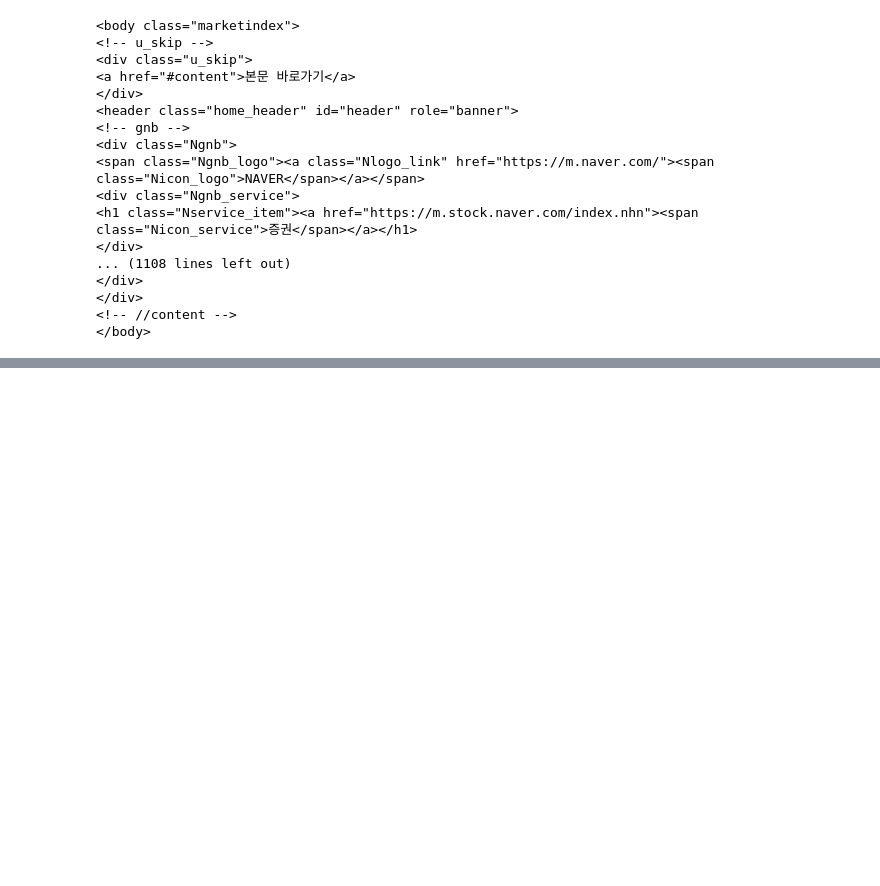
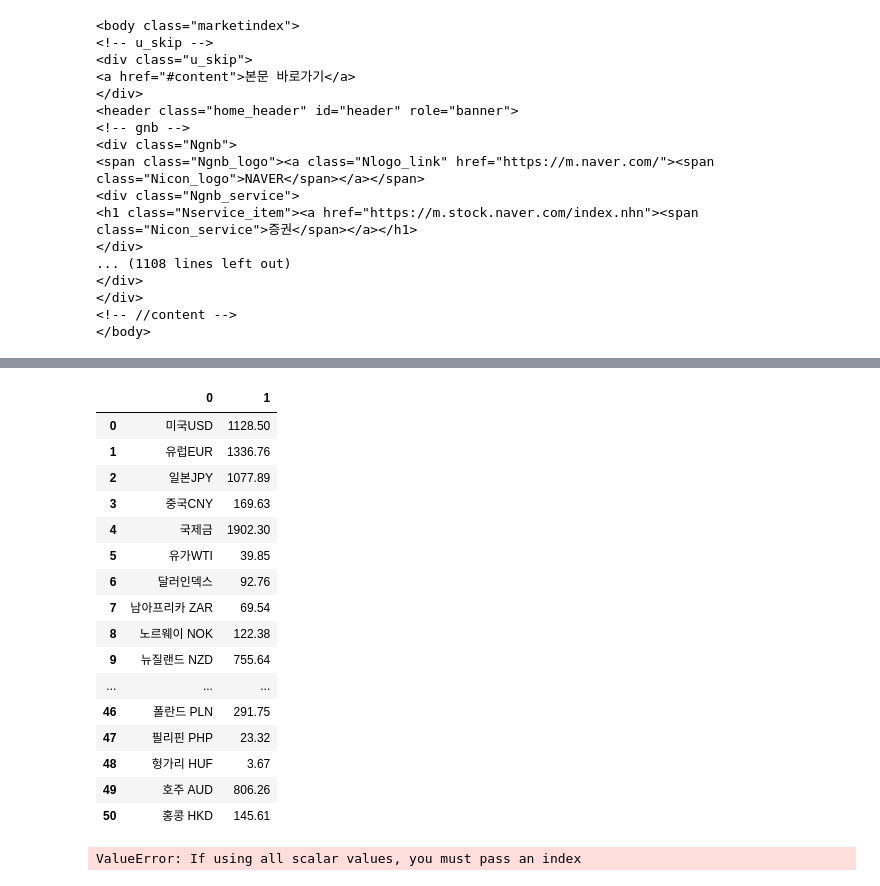
Before and after one commit to mingikim1998/offline, a Jupyter notebook: Internet Protocol.ipynb, the cells around one changed output, grey strips where cells are left out. Drawn from its saved outputs; the diff is of its cells as text; code cells hidden in the pictures; blank space fills up the shorter version.

```diff
--- a/Internet Protocol.ipynb
+++ b/Internet Protocol.ipynb
@@ -356,0 +548,5 @@ soup.findAll({'option'})
+# %%
+a = pd.Series(allCountries)
+b = pd.Series(currency)
+# %%
+b = currency.map(lambda x: float(x.text.replace(',', '')))
@@ -356,0 +575,2 @@ soup.findAll({'option'})
+# %%
+b = b.map(lambda x: float(x.text.replace(',','')))
@@ -356,0 +597,26 @@ soup.findAll({'option'})
+# %%
+a = a.map(lambda x: x.text)
+# %%
+pd.concat([a, b], axis=1)  #axis를 넣어줘야함
+# %% [output]
+|  | 0 | 1 |
+| 0 | 미국USD | 1128.50 |
+| 1 | 유럽EUR | 1336.76 |
+| 2 | 일본JPY | 1077.89 |
+| 3 | 중국CNY | 169.63 |
+| 4 | 국제금 | 1902.30 |
+| 5 | 유가WTI | 39.85 |
+| 6 | 달러인덱스 | 92.76 |
+| 7 | 남아프리카 ZAR | 69.54 |
+| 8 | 노르웨이 NOK | 122.38 |
+| 9 | 뉴질랜드 NZD | 755.64 |
+| ... | ... | ... |
+| 46 | 폴란드 PLN | 291.75 |
+| 47 | 필리핀 PHP | 23.32 |
+| 48 | 헝가리 HUF | 3.67 |
+| 49 | 호주 AUD | 806.26 |
+| 50 | 홍콩 HKD | 145.61 |
+# %%
+pd.DataFrame({k: v for k, v in zip(a, b)})
+# %% [output]
+ValueError: If using all scalar values, you must pass an index
```
Also changed, not shown: parts of 29 cells of this notebook.
